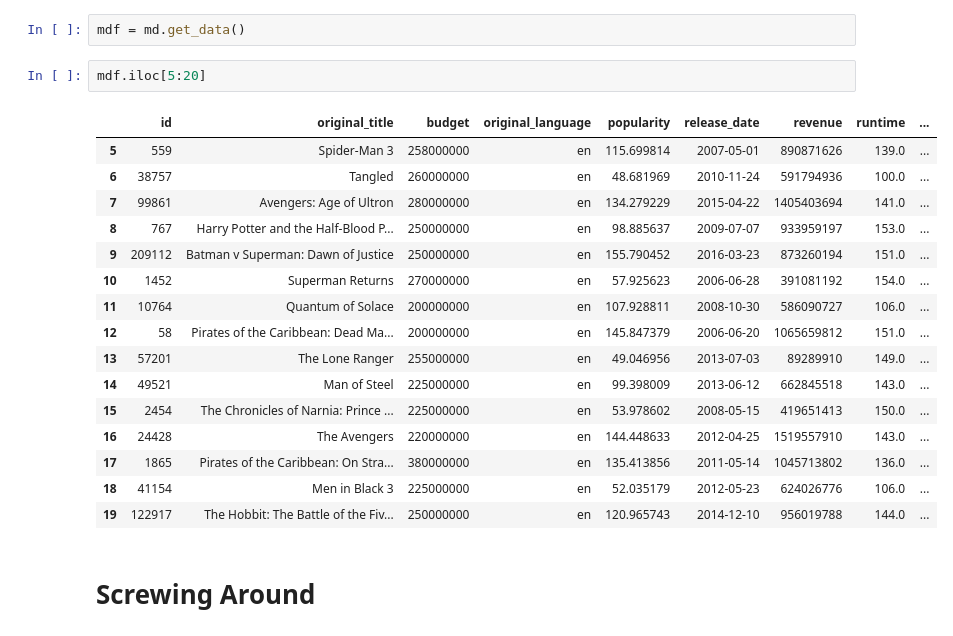
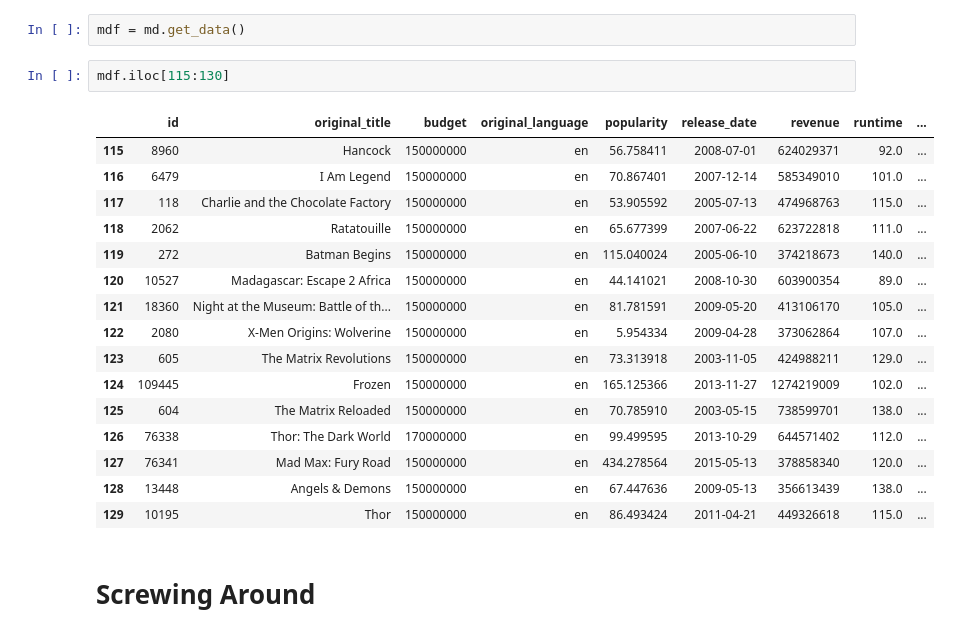
Before and after one commit to MasoMath/movie-recomendation, a Jupyter notebook: ml_dev.ipynb, the cells around one changed output. Saved outputs shown, nothing was run; the diff lists cells and outputs as text.

```diff
--- a/ml_dev.ipynb
+++ b/ml_dev.ipynb
@@ -19,24 +19,24 @@ md = MovieData()
 # %%
 mdf = md.get_data()
 # %%
-mdf.iloc[5:20]
+mdf.iloc[115:130]
 # %% [output]
 |  | id | original_title | budget | original_language | popularity | release_date | revenue | runtime | ... |
-| 5 | 559 | Spider-Man 3 | 258000000 | en | 115.699814 | 2007-05-01 | 890871626 | 139.0 | ... |
-| 6 | 38757 | Tangled | 260000000 | en | 48.681969 | 2010-11-24 | 591794936 | 100.0 | ... |
-| 7 | 99861 | Avengers: Age of Ultron | 280000000 | en | 134.279229 | 2015-04-22 | 1405403694 | 141.0 | ... |
-| 8 | 767 | Harry Potter and the Half-Blood P... | 250000000 | en | 98.885637 | 2009-07-07 | 933959197 | 153.0 | ... |
-| 9 | 209112 | Batman v Superman: Dawn of Justice | 250000000 | en | 155.790452 | 2016-03-23 | 873260194 | 151.0 | ... |
-| 10 | 1452 | Superman Returns | 270000000 | en | 57.925623 | 2006-06-28 | 391081192 | 154.0 | ... |
-| 11 | 10764 | Quantum of Solace | 200000000 | en | 107.928811 | 2008-10-30 | 586090727 | 106.0 | ... |
-| 12 | 58 | Pirates of the Caribbean: Dead Ma... | 200000000 | en | 145.847379 | 2006-06-20 | 1065659812 | 151.0 | ... |
-| 13 | 57201 | The Lone Ranger | 255000000 | en | 49.046956 | 2013-07-03 | 89289910 | 149.0 | ... |
-| 14 | 49521 | Man of Steel | 225000000 | en | 99.398009 | 2013-06-12 | 662845518 | 143.0 | ... |
-| 15 | 2454 | The Chronicles of Narnia: Prince ... | 225000000 | en | 53.978602 | 2008-05-15 | 419651413 | 150.0 | ... |
-| 16 | 24428 | The Avengers | 220000000 | en | 144.448633 | 2012-04-25 | 1519557910 | 143.0 | ... |
-| 17 | 1865 | Pirates of the Caribbean: On Stra... | 380000000 | en | 135.413856 | 2011-05-14 | 1045713802 | 136.0 | ... |
-| 18 | 41154 | Men in Black 3 | 225000000 | en | 52.035179 | 2012-05-23 | 624026776 | 106.0 | ... |
-| 19 | 122917 | The Hobbit: The Battle of the Fiv... | 250000000 | en | 120.965743 | 2014-12-10 | 956019788 | 144.0 | ... |
+| 115 | 8960 | Hancock | 150000000 | en | 56.758411 | 2008-07-01 | 624029371 | 92.0 | ... |
+| 116 | 6479 | I Am Legend | 150000000 | en | 70.867401 | 2007-12-14 | 585349010 | 101.0 | ... |
+| 117 | 118 | Charlie and the Chocolate Factory | 150000000 | en | 53.905592 | 2005-07-13 | 474968763 | 115.0 | ... |
+| 118 | 2062 | Ratatouille | 150000000 | en | 65.677399 | 2007-06-22 | 623722818 | 111.0 | ... |
+| 119 | 272 | Batman Begins | 150000000 | en | 115.040024 | 2005-06-10 | 374218673 | 140.0 | ... |
+| 120 | 10527 | Madagascar: Escape 2 Africa | 150000000 | en | 44.141021 | 2008-10-30 | 603900354 | 89.0 | ... |
+| 121 | 18360 | Night at the Museum: Battle of th... | 150000000 | en | 81.781591 | 2009-05-20 | 413106170 | 105.0 | ... |
+| 122 | 2080 | X-Men Origins: Wolverine | 150000000 | en | 5.954334 | 2009-04-28 | 373062864 | 107.0 | ... |
+| 123 | 605 | The Matrix Revolutions | 150000000 | en | 73.313918 | 2003-11-05 | 424988211 | 129.0 | ... |
+| 124 | 109445 | Frozen | 150000000 | en | 165.125366 | 2013-11-27 | 1274219009 | 102.0 | ... |
+| 125 | 604 | The Matrix Reloaded | 150000000 | en | 70.785910 | 2003-05-15 | 738599701 | 138.0 | ... |
+| 126 | 76338 | Thor: The Dark World | 170000000 | en | 99.499595 | 2013-10-29 | 644571402 | 112.0 | ... |
+| 127 | 76341 | Mad Max: Fury Road | 150000000 | en | 434.278564 | 2015-05-13 | 378858340 | 120.0 | ... |
+| 128 | 13448 | Angels & Demons | 150000000 | en | 67.447636 | 2009-05-13 | 356613439 | 138.0 | ... |
+| 129 | 10195 | Thor | 150000000 | en | 86.493424 | 2011-04-21 | 449326618 | 115.0 | ... |
 # %% [markdown]
 # Screwing Around
 # %%
```
Also changed, not shown: 2 other files.
